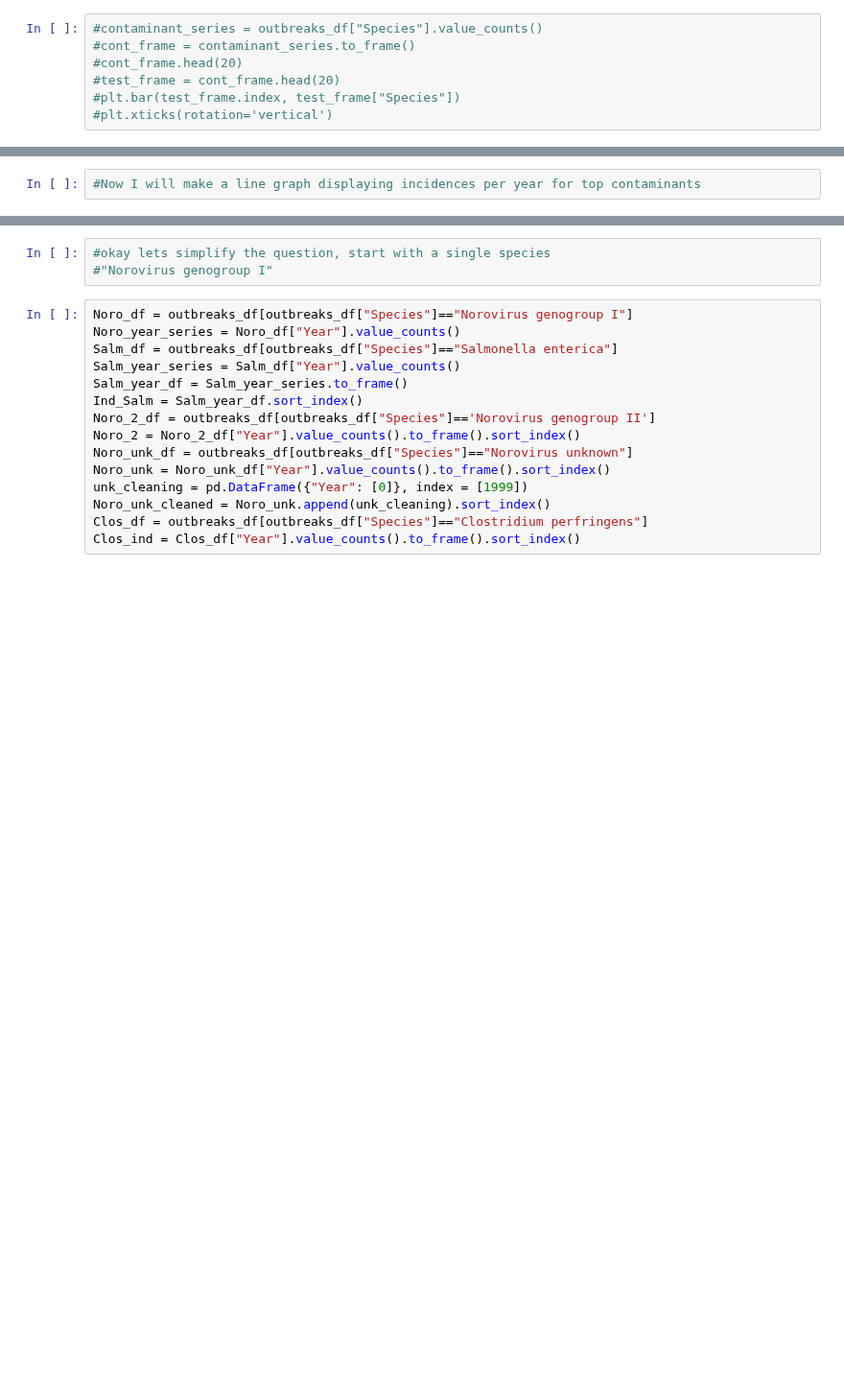
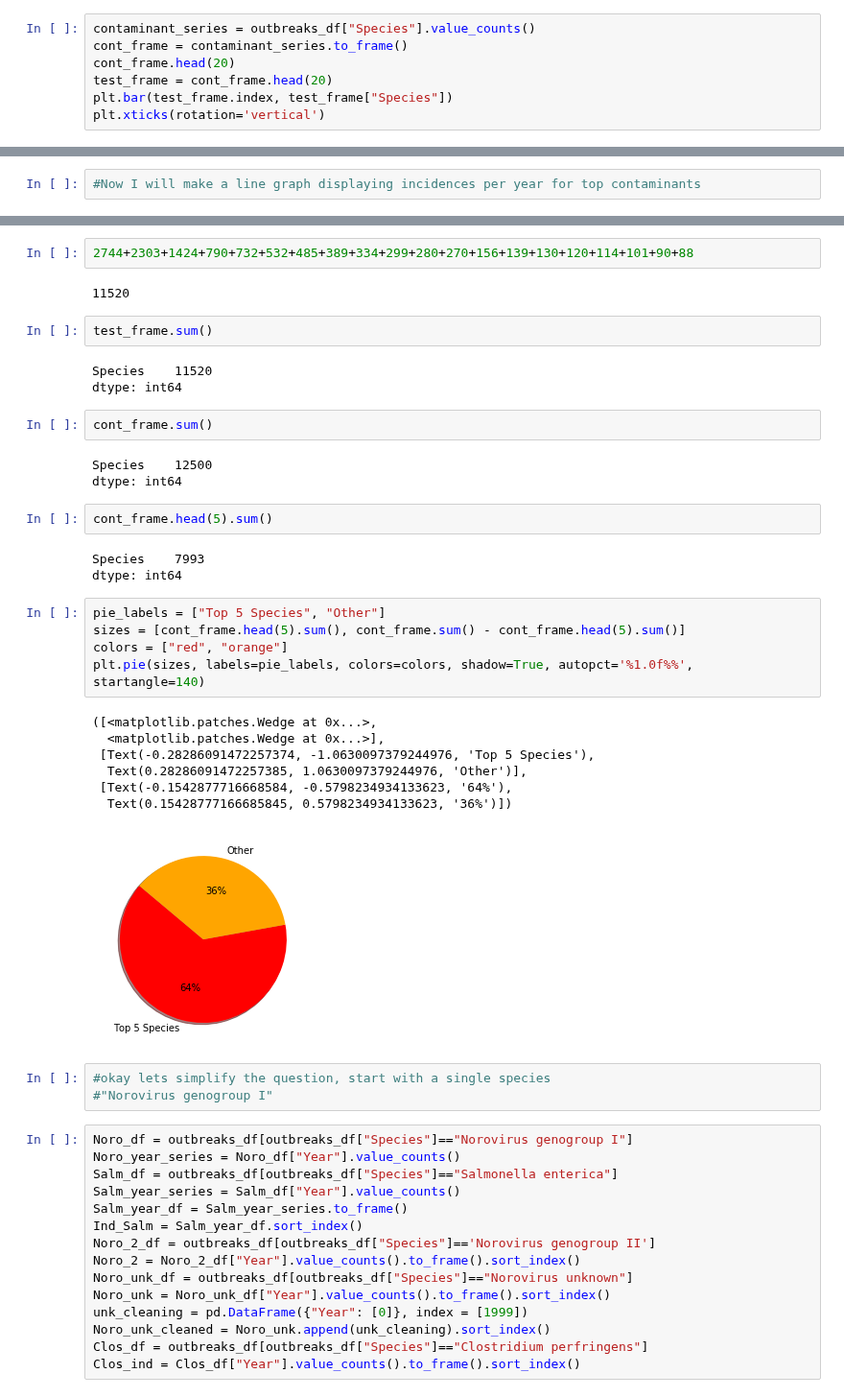
Before and after one commit to DINHC/foodborneillness, a Jupyter notebook: Foodborne_illness.ipynb, the cells around one changed output, grey strips where cells are left out. Shown at 96% size. Drawn from its saved outputs; the diff is of its cells as text; blank space fills up the shorter version.

```diff
--- a/Foodborne_illness.ipynb
+++ b/Foodborne_illness.ipynb
@@ -43,12 +43,12 @@ dtype: int64
 # %%
 #everett branch test comment
 # %%
-#contaminant_series = outbreaks_df["Species"].value_counts()
-#cont_frame = contaminant_series.to_frame()
-#cont_frame.head(20)
-#test_frame = cont_frame.head(20)
-#plt.bar(test_frame.index, test_frame["Species"])
-#plt.xticks(rotation='vertical')
+contaminant_series = outbreaks_df["Species"].value_counts()
+cont_frame = contaminant_series.to_frame()
+cont_frame.head(20)
+test_frame = cont_frame.head(20)
+plt.bar(test_frame.index, test_frame["Species"])
+plt.xticks(rotation='vertical')
 # %% [output]
 ([0, 1, 2, 3, 4, 5, 6, 7, 8, 9, 10, 11, 12, 13, 14, 15, 16, 17, 18, 19],
  <a list of 20 Text xticklabel objects>)
@@ -163,3 +168,35 @@ plt.bar(outbreaks_df["Year"].unique(), outbreaks_df["Year"].value_counts(), colo
+# %%
+2744+2303+1424+790+732+532+485+389+334+299+280+270+156+139+130+120+114+101+90+88
+# %% [output]
+11520
+# %%
+test_frame.sum()
+# %% [output]
+Species    11520
+dtype: int64
+# %%
+cont_frame.sum()
+# %% [output]
+Species    12500
+dtype: int64
+# %%
+cont_frame.head(5).sum()
+# %% [output]
+Species    7993
+dtype: int64
+# %%
+pie_labels = ["Top 5 Species", "Other"]
+sizes = [cont_frame.head(5).sum(), cont_frame.sum() - cont_frame.head(5).sum()]
+colors = ["red", "orange"]
+plt.pie(sizes, labels=pie_labels, colors=colors, shadow=True, autopct='%1.0f%%', startangle=140)
+# %% [output]
+([<matplotlib.patches.Wedge at 0x...>,
+  <matplotlib.patches.Wedge at 0x...>],
+ [Text(-0.28286091472257374, -1.0630097379244976, 'Top 5 Species'),
+  Text(0.28286091472257385, 1.0630097379244976, 'Other')],
+ [Text(-0.1542877716668584, -0.5798234934133623, '64%'),
+  Text(0.15428777166685845, 0.5798234934133623, '36%')])
+[figure, added]
 # %%
 #okay lets simplify the question, start with a single species
 #"Norovirus genogroup I"
```
Also changed, not shown: parts of 32 cells of this notebook.
